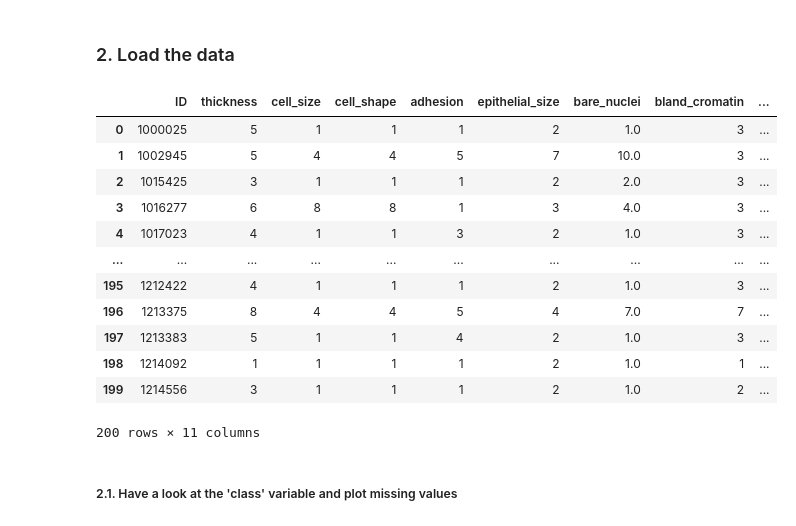
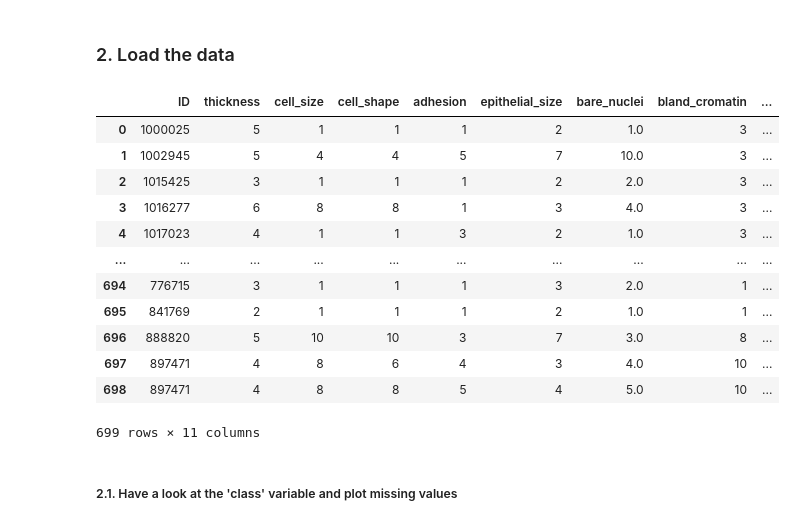
Before and after one commit to abdulrahman1123/analysis_examples, a Jupyter notebook: logistic_regression_colab.ipynb, the cells around one changed output. Saved outputs shown, nothing was run; the diff lists cells and outputs as text; code cells hidden in the pictures.

```diff
--- a/logistic_regression_colab.ipynb
+++ b/logistic_regression_colab.ipynb
@@ -178,23 +198,23 @@ def plot_train_test(X_train, X_test, X_val = None):
 # %%
 data_dir = 'https://github.com/abdulrahman1123/analysis_examples/raw/main/breast_cancer_wisconsin.csv'
 data = pd.read_csv(data_dir)
-data = data.iloc[0:200,:]
+#data = data.iloc[0:200,:]
 
 data
 # %% [output]
 |  | ID | thickness | cell_size | cell_shape | adhesion | epithelial_size | bare_nuclei | bland_cromatin | ... |
 | 0 | 1000025 | 5 | 1 | 1 | 1 | 2 | 1.0 | 3 | ... |
 | 1 | 1002945 | 5 | 4 | 4 | 5 | 7 | 10.0 | 3 | ... |
 | 2 | 1015425 | 3 | 1 | 1 | 1 | 2 | 2.0 | 3 | ... |
 | 3 | 1016277 | 6 | 8 | 8 | 1 | 3 | 4.0 | 3 | ... |
 | 4 | 1017023 | 4 | 1 | 1 | 3 | 2 | 1.0 | 3 | ... |
 | ... | ... | ... | ... | ... | ... | ... | ... | ... | ... |
-| 195 | 1212422 | 4 | 1 | 1 | 1 | 2 | 1.0 | 3 | ... |
-| 196 | 1213375 | 8 | 4 | 4 | 5 | 4 | 7.0 | 7 | ... |
-| 197 | 1213383 | 5 | 1 | 1 | 4 | 2 | 1.0 | 3 | ... |
-| 198 | 1214092 | 1 | 1 | 1 | 1 | 2 | 1.0 | 1 | ... |
-| 199 | 1214556 | 3 | 1 | 1 | 1 | 2 | 1.0 | 2 | ... |
+| 694 | 776715 | 3 | 1 | 1 | 1 | 3 | 2.0 | 1 | ... |
+| 695 | 841769 | 2 | 1 | 1 | 1 | 2 | 1.0 | 1 | ... |
+| 696 | 888820 | 5 | 10 | 10 | 3 | 7 | 3.0 | 8 | ... |
+| 697 | 897471 | 4 | 8 | 6 | 4 | 3 | 4.0 | 10 | ... |
+| 698 | 897471 | 4 | 8 | 8 | 5 | 4 | 5.0 | 10 | ... |
-200 rows × 11 columns
+699 rows × 11 columns
 # %% [markdown]
 ##### 2.1. Have a look at the 'class' variable and plot missing values
 # %%
```
Also changed, not shown: parts of 9 cells of this notebook.
